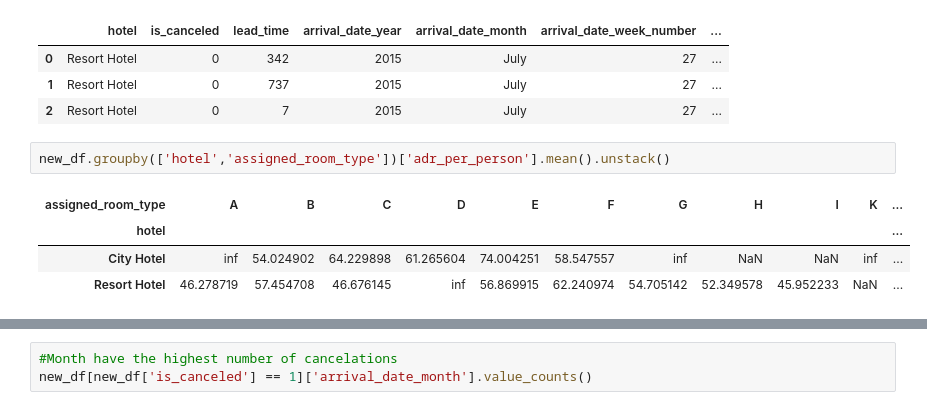
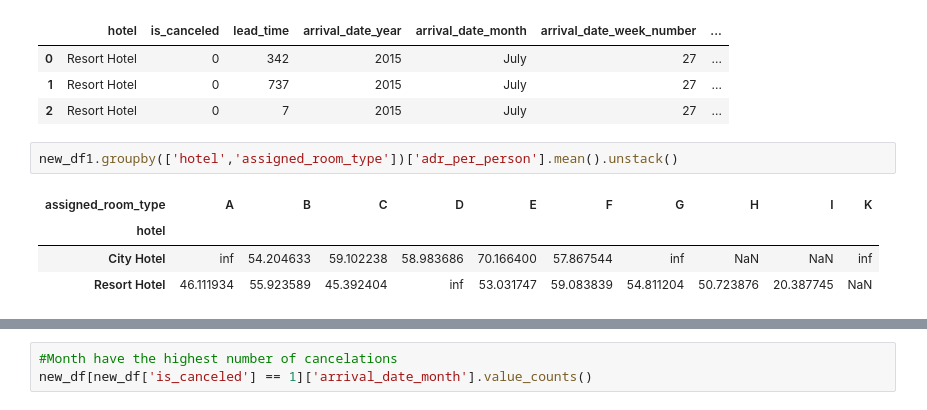
Before and after one commit to AkshayRai20/Projects1, a Jupyter notebook: Akshay_Team_6_Capstone_Project.ipynb, the cells around one changed output, grey strips where cells are left out. Saved outputs shown, nothing was run; the diff lists cells and outputs as text.

```diff
--- a/Akshay_Team_6_Capstone_Project.ipynb
+++ b/Akshay_Team_6_Capstone_Project.ipynb
@@ -675,9 +697,9 @@ new_df1.head(3)
 | 1 | Resort Hotel | 0 | 737 | 2015 | July | 27 | ... |
 | 2 | Resort Hotel | 0 | 7 | 2015 | July | 27 | ... |
 # %%
-new_df.groupby(['hotel','assigned_room_type'])['adr_per_person'].mean().unstack()
+new_df1.groupby(['hotel','assigned_room_type'])['adr_per_person'].mean().unstack()
 # %% [output]
-| assigned_room_type | A | B | C | D | E | F | G | H | I | K | ... |
-| hotel |  |  |  |  |  |  |  |  |  |  | ... |
-| City Hotel | inf | 54.024902 | 64.229898 | 61.265604 | 74.004251 | 58.547557 | inf | NaN | NaN | inf | ... |
-| Resort Hotel | 46.278719 | 57.454708 | 46.676145 | inf | 56.869915 | 62.240974 | 54.705142 | 52.349578 | 45.952233 | NaN | ... |
+| assigned_room_type | A | B | C | D | E | F | G | H | I | K |
+| hotel |  |  |  |  |  |  |  |  |  |  |
+| City Hotel | inf | 54.204633 | 59.102238 | 58.983686 | 70.166400 | 57.867544 | inf | NaN | NaN | inf |
+| Resort Hotel | 46.111934 | 55.923589 | 45.392404 | inf | 53.031747 | 59.083839 | 54.811204 | 50.723876 | 20.387745 | NaN |
```
Also changed, not shown: parts of 29 cells of this notebook.
